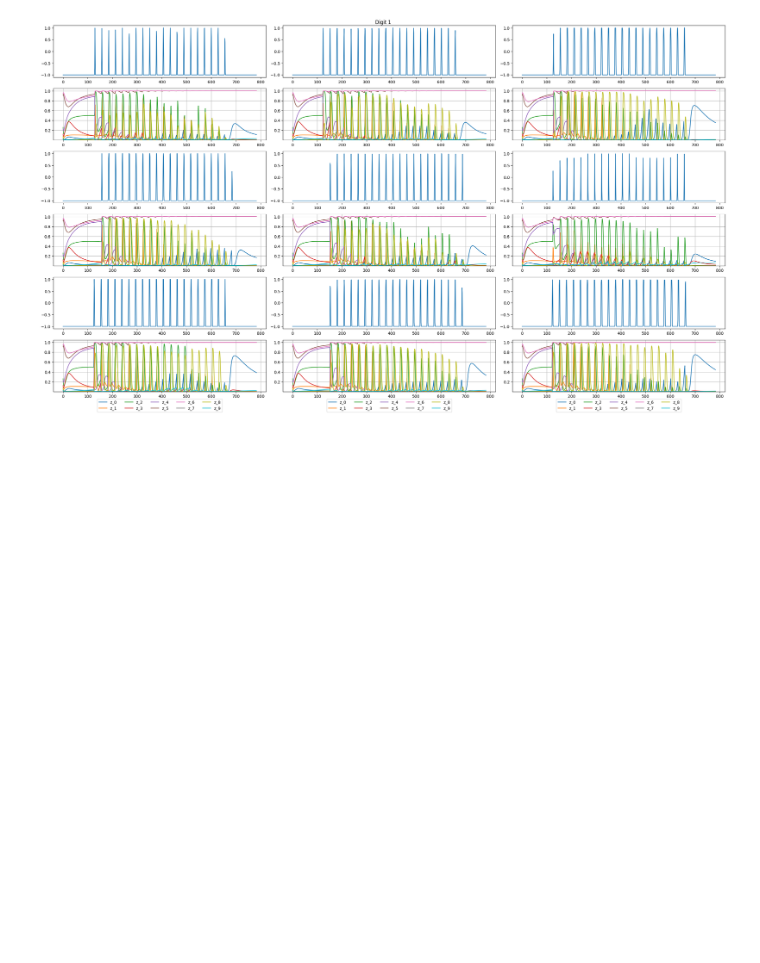
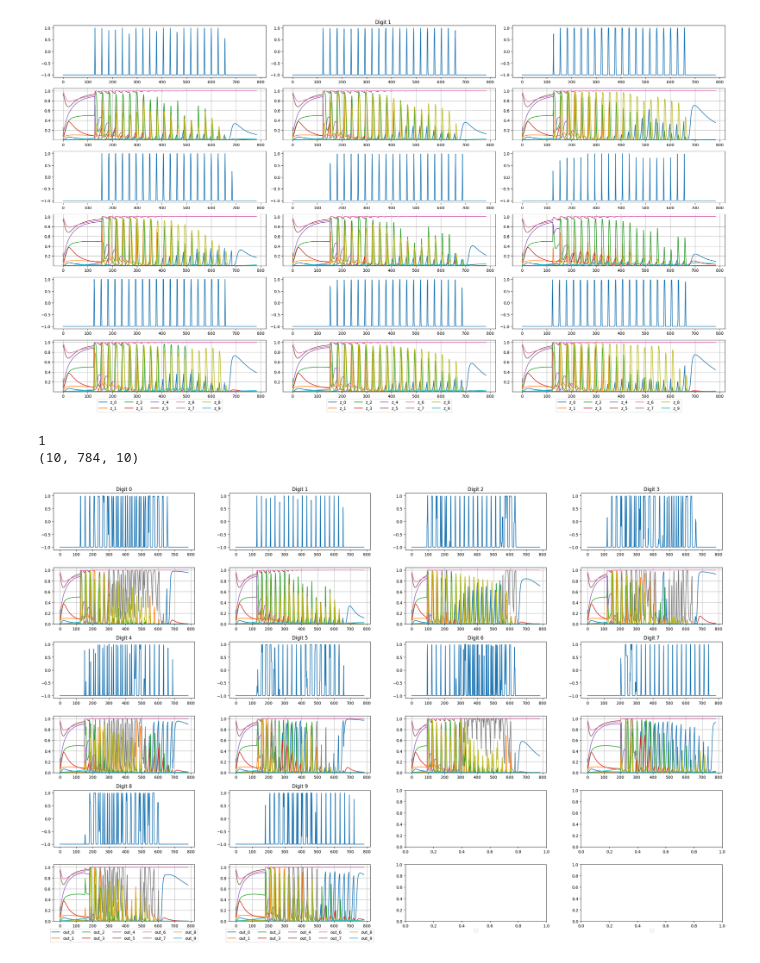
Before and after one commit to TristanTorchet/LearningJAX, a Jupyter notebook: Flax/flax4b_minGRU_analysis.ipynb, the cells around one changed output. Saved outputs shown, nothing was run; the diff lists cells and outputs as text; code cells hidden in the pictures; blank space fills up the shorter version.

Commit message:
flax - 4b - Heinsen internal analysis for different digits

```diff
--- a/Flax/flax4b_minGRU_analysis.ipynb
+++ b/Flax/flax4b_minGRU_analysis.ipynb
@@ -244,3 +244,12 @@ plot_digits(digit_to_plot, model, restored_state.params, 'mingru_heinsen', batch
 # %% [output]
 (9, 784, 10)
 [figure]
+# %%
+from utils import plot_all_digits
+
+plot_all_digits(model, restored_state.params, 'mingru_heinsen', batch_x, batch_y, plt_dir=PLT_DIR,
+                nb_components_to_plot=10, layer_to_plot=3, variable_to_plot='z')
+# %% [output]
+1
+(10, 784, 10)
+[figure, added]
```
Also changed, not shown: 1 other file.
